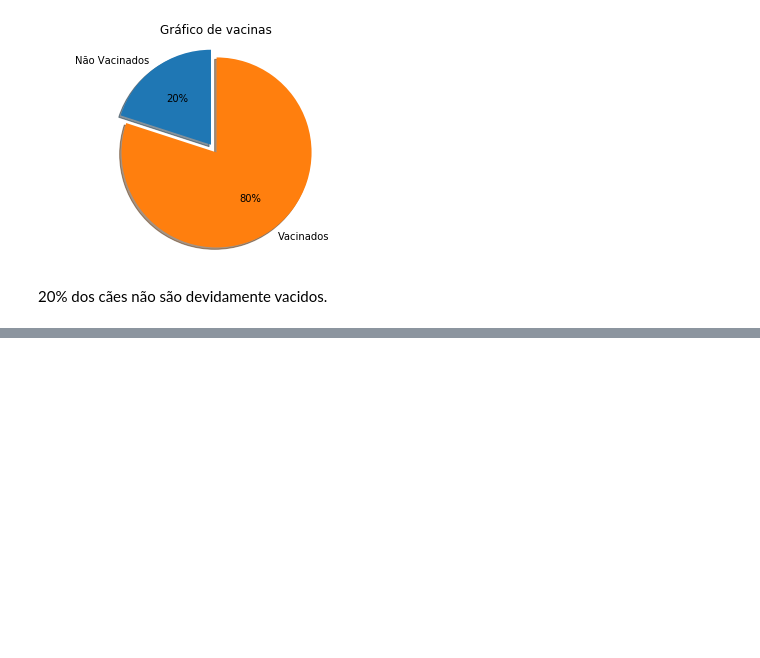
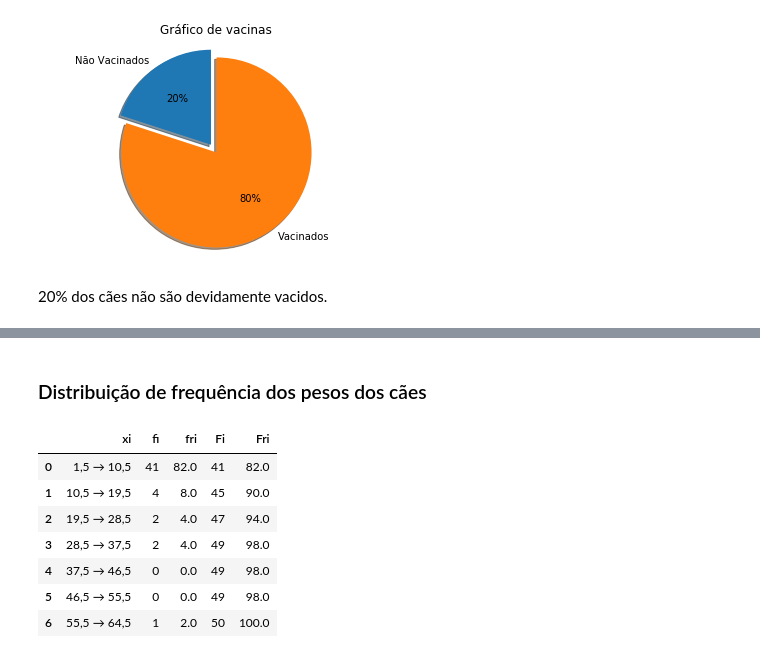
Before and after one commit to Phomint/Statistics, a Jupyter notebook: statistics_dogs.ipynb, the cells around one changed output, grey strips where cells are left out. Saved outputs shown, nothing was run; the diff lists cells and outputs as text; code cells hidden in the pictures; blank space fills up the shorter version.

Commit message:
Distribuições de frequência

```diff
--- a/statistics_dogs.ipynb
+++ b/statistics_dogs.ipynb
@@ -179,0 +218,34 @@ plt.show();
+# %%
+# Calculando a frequencia e inserindo no dataframe
+frequencias = []
+for valor in range(1, 58, amplitude):
+    frequencia = sum((df_dog['peso_em_kg'] >= valor+0.5) & (df_dog['peso_em_kg'] < valor+amplitude+0.5))
+    frequencias.append(frequencia)
+df_frequencia_pesos['fi'] = frequencias
+# %%
+# Calculando as frequencias em porcentagem e inserindo no dataframe
+df_frequencia_pesos['fri'] = [(fri/size_weight)*100 for fri in frequencias]
+# %%
+# Calculando a frequencia relativa e inserindo no dataframe
+soma = 0
+FI = []
+for fi in frequencias:
+    soma=soma+fi
+    FI.append(soma)
+df_frequencia_pesos['Fi'] = FI
+# %%
+# Calculando a frequencia relativa em porcentagem
+df_frequencia_pesos['Fri'] = [(fri/size_weight)*100 for fri in FI]
+# %% [markdown]
+### Distribuição de frequência dos pesos dos cães
+# %%
+df_frequencia_pesos
+# %% [output]
+|  | xi | fi | fri | Fi | Fri |
+| 0 | 1,5 → 10,5 | 41 | 82.0 | 41 | 82.0 |
+| 1 | 10,5 → 19,5 | 4 | 8.0 | 45 | 90.0 |
+| 2 | 19,5 → 28,5 | 2 | 4.0 | 47 | 94.0 |
+| 3 | 28,5 → 37,5 | 2 | 4.0 | 49 | 98.0 |
+| 4 | 37,5 → 46,5 | 0 | 0.0 | 49 | 98.0 |
+| 5 | 46,5 → 55,5 | 0 | 0.0 | 49 | 98.0 |
+| 6 | 55,5 → 64,5 | 1 | 2.0 | 50 | 100.0 |
```
Also changed, not shown: parts of 18 cells of this notebook.
